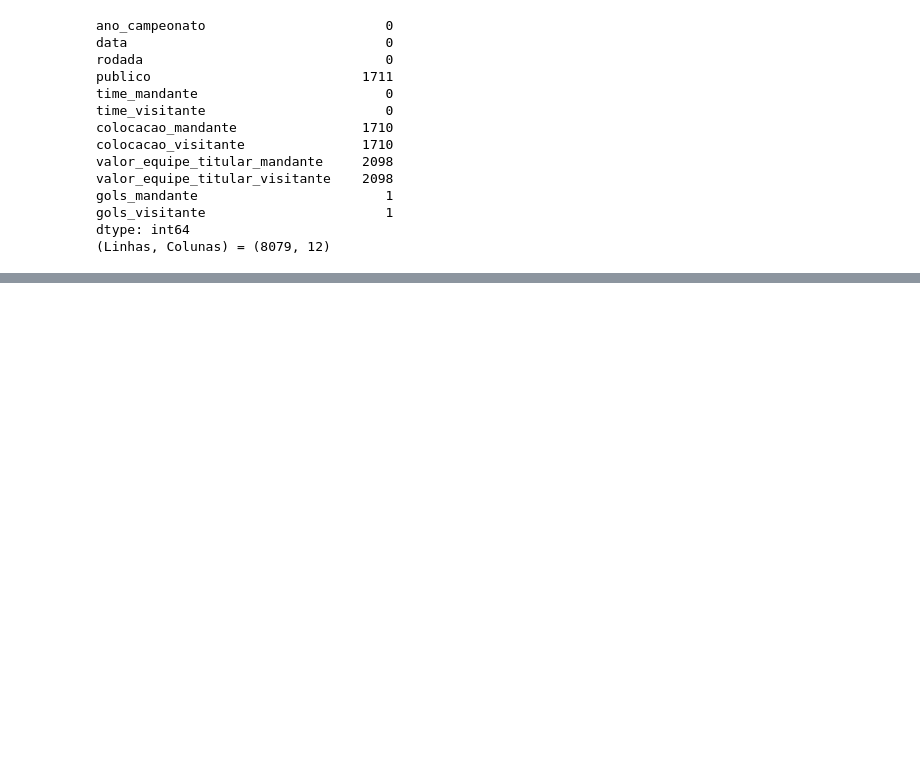
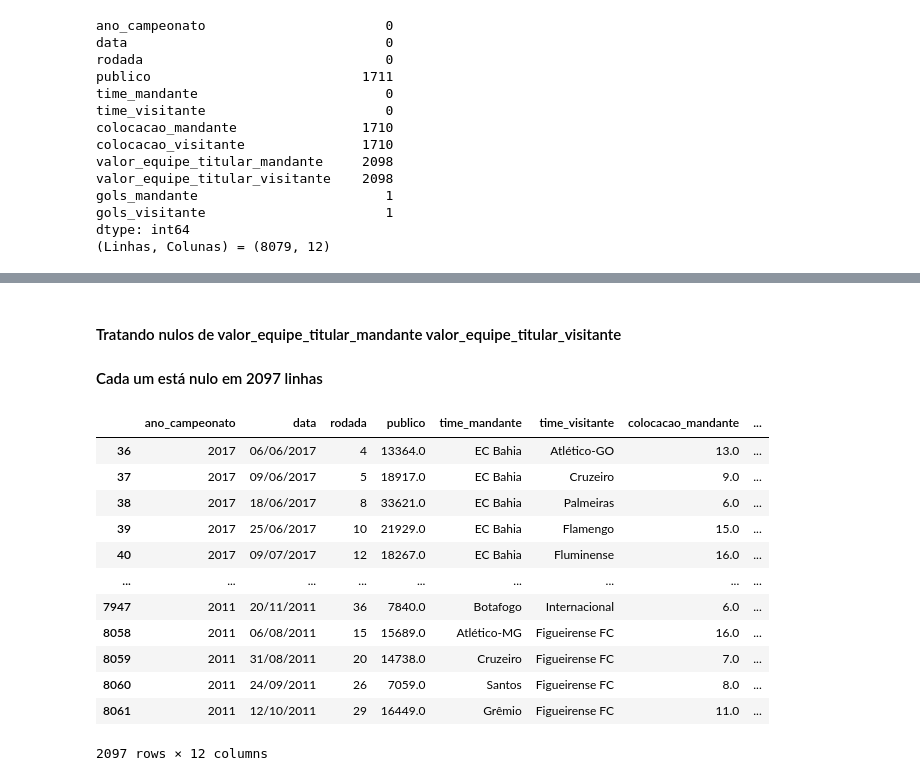
Before and after one commit to salomaofreitasjr/TCC_PUC_MINAS_POS_CIENCIA_DE_DADOS_2023, a Jupyter notebook: Projeto Python/02 - Preparação de Dados.ipynb, the cells around one changed output, grey strips where cells are left out. Drawn from its saved outputs; the diff is of its cells as text; code cells hidden in the pictures; blank space fills up the shorter version.

```diff
--- a/Projeto Python/02 - Preparação de Dados.ipynb
+++ b/Projeto Python/02 - Preparação de Dados.ipynb
@@ -532,0 +524,9 @@ plt.show()
+# %%
+# Verifica-se que a linha onde ambos os atributos (gols_visitante e gols_mandante) estão nulos
+# Refere-se a um jogo que não aconteceu, em virtude do acidente aéreo da Chapecoense
+# Então iremos eliminar essa linha
+df_brasileirao.dropna(subset = ['gols_visitante', 'gols_mandante'], inplace = True) # dropa as linhas cujas colunas do subset são nulas (pelo menos uma)
+
+
+# Visualizando as varáiveis que tem dados nulos, e suas quantidades
+df_brasileirao.isnull().sum()
@@ -532,0 +547,22 @@ plt.show()
+# %% [markdown]
+#### Tratando nulos de valor_equipe_titular_mandante valor_equipe_titular_visitante
+#### Cada um está nulo em 2097 linhas
+# %%
+# Vamo ver as linhas valor_equipe_titular_mandante valor_equipe_titular_visitante são nulos
+df = df_brasileirao[df_brasileirao['valor_equipe_titular_mandante'].isna() | df_brasileirao['valor_equipe_titular_visitante'].isna()] # | or
+
+df
+# %% [output]
+|  | ano_campeonato | data | rodada | publico | time_mandante | time_visitante | colocacao_mandante | ... |
+| 36 | 2017 | 06/06/2017 | 4 | 13364.0 | EC Bahia | Atlético-GO | 13.0 | ... |
+| 37 | 2017 | 09/06/2017 | 5 | 18917.0 | EC Bahia | Cruzeiro | 9.0 | ... |
+| 38 | 2017 | 18/06/2017 | 8 | 33621.0 | EC Bahia | Palmeiras | 6.0 | ... |
+| 39 | 2017 | 25/06/2017 | 10 | 21929.0 | EC Bahia | Flamengo | 15.0 | ... |
+| 40 | 2017 | 09/07/2017 | 12 | 18267.0 | EC Bahia | Fluminense | 16.0 | ... |
+| ... | ... | ... | ... | ... | ... | ... | ... | ... |
+| 7947 | 2011 | 20/11/2011 | 36 | 7840.0 | Botafogo | Internacional | 6.0 | ... |
+| 8058 | 2011 | 06/08/2011 | 15 | 15689.0 | Atlético-MG | Figueirense FC | 16.0 | ... |
+| 8059 | 2011 | 31/08/2011 | 20 | 14738.0 | Cruzeiro | Figueirense FC | 7.0 | ... |
+| 8060 | 2011 | 24/09/2011 | 26 | 7059.0 | Santos | Figueirense FC | 8.0 | ... |
+| 8061 | 2011 | 12/10/2011 | 29 | 16449.0 | Grêmio | Figueirense FC | 11.0 | ... |
+2097 rows × 12 columns
```
Also changed, not shown: parts of 11 cells of this notebook.
